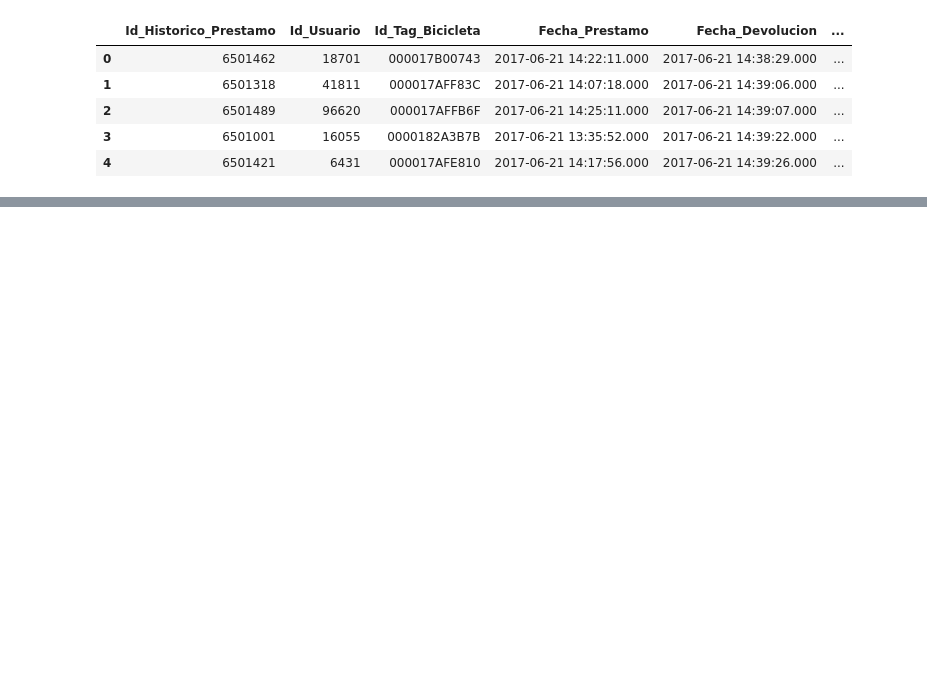
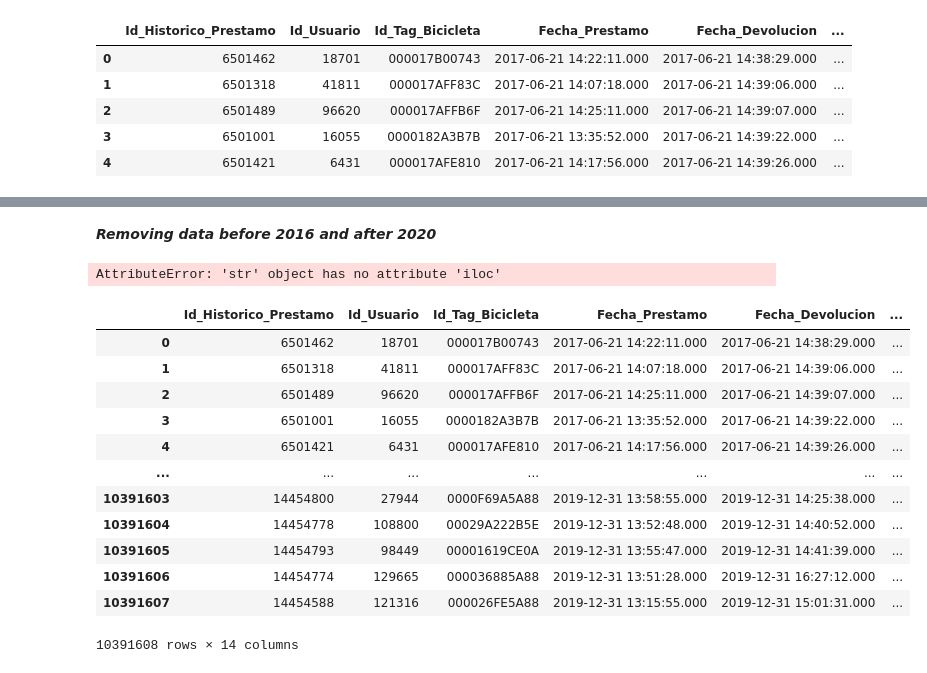
Before and after one commit to anafsa/ChildrenOfJupyter, a Jupyter notebook: Stage-3/Untitled.ipynb, the cells around one changed output, grey strips where cells are left out. Cells and saved outputs as stored; diff of their text form; code cells hidden in the pictures; blank space fills up the shorter version.

Commit message:
cleaning data

```diff
--- a/Stage-3/Untitled.ipynb
+++ b/Stage-3/Untitled.ipynb
@@ -9,3 +12,5 @@ df = pd.read_csv("bike_loans.csv", sep=";")
+# %%
+df = pickle.load(open(path+'/'+"df_raw", "rb" ) )
 # %%
 df.head()
 # %% [output]
@@ -119,0 +121,2 @@ df
+# %%
+df = df[df['Duration']>0]
@@ -119,0 +127,46 @@ df
+# %% [markdown]
+***Removing data before 2016 and after 2020***
+# %%
+def year_ (row):
+
+    year = int(row[0:4])
+
+    return year
+# %%
+df_list = []
+increment = 1000000
+for i in range(0,15000000, increment):
+    df_ = df.iloc[i:i+increment,:]
+    #creating column with the year of prestamo and devolucion
+    df_['Year_Prestamo'] = df_.apply(lambda x: year_(x['Fecha_Prestamo']),axis=1)
+    df_['Year_Devolucion'] = df_.apply(lambda x: year_(x['Fecha_Devolucion']),axis=1)
+    #removing years before 2016 and after 2020
+    df_= df_[(df_['Year_Prestamo']>=2016) & (df_['Year_Prestamo']<2020)]
+    df_= df_[(df_['Year_Devolucion']>=2016) & (df_['Year_Devolucion']<2020)]
+    df_list.append(df_)
+
+#creating cleaned dataframe
+df_new_ = pd.DataFrame()
+df_clean_ = df_new_.append(other=df_list,ignore_index=True)
+
+#confirming
+print(df_clean_['Year_Prestamo'].unique())
+print(df_clean_['Year_Devolucion'].unique())
+# %% [output]
+AttributeError: 'str' object has no attribute 'iloc'
+# %%
+df_clean_
+# %% [output]
+|  | Id_Historico_Prestamo | Id_Usuario | Id_Tag_Bicicleta | Fecha_Prestamo | Fecha_Devolucion | ... |
+| 0 | 6501462 | 18701 | 000017B00743 | 2017-06-21 14:22:11.000 | 2017-06-21 14:38:29.000 | ... |
+| 1 | 6501318 | 41811 | 000017AFF83C | 2017-06-21 14:07:18.000 | 2017-06-21 14:39:06.000 | ... |
+| 2 | 6501489 | 96620 | 000017AFFB6F | 2017-06-21 14:25:11.000 | 2017-06-21 14:39:07.000 | ... |
+| 3 | 6501001 | 16055 | 0000182A3B7B | 2017-06-21 13:35:52.000 | 2017-06-21 14:39:22.000 | ... |
+| 4 | 6501421 | 6431 | 000017AFE810 | 2017-06-21 14:17:56.000 | 2017-06-21 14:39:26.000 | ... |
+| ... | ... | ... | ... | ... | ... | ... |
+| 10391603 | 14454800 | 27944 | 0000F69A5A88 | 2019-12-31 13:58:55.000 | 2019-12-31 14:25:38.000 | ... |
+| 10391604 | 14454778 | 108800 | 00029A222B5E | 2019-12-31 13:52:48.000 | 2019-12-31 14:40:52.000 | ... |
+| 10391605 | 14454793 | 98449 | 00001619CE0A | 2019-12-31 13:55:47.000 | 2019-12-31 14:41:39.000 | ... |
+| 10391606 | 14454774 | 129665 | 000036885A88 | 2019-12-31 13:51:28.000 | 2019-12-31 16:27:12.000 | ... |
+| 10391607 | 14454588 | 121316 | 000026FE5A88 | 2019-12-31 13:15:55.000 | 2019-12-31 15:01:31.000 | ... |
+10391608 rows × 14 columns
```
Also changed, not shown: parts of 20 cells of this notebook.
